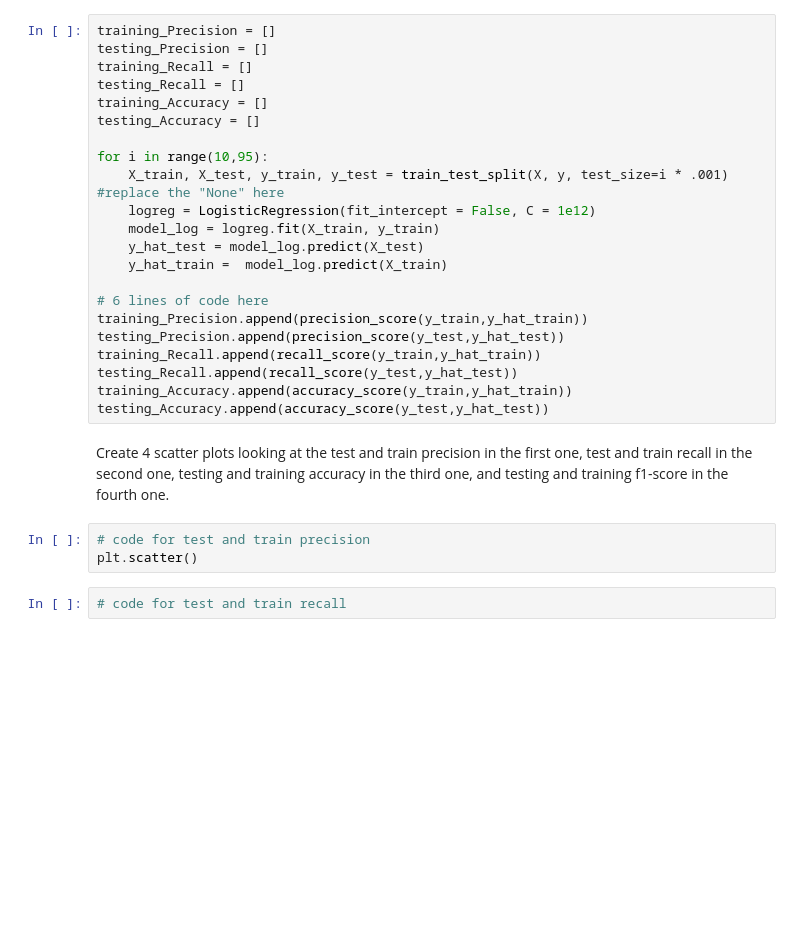
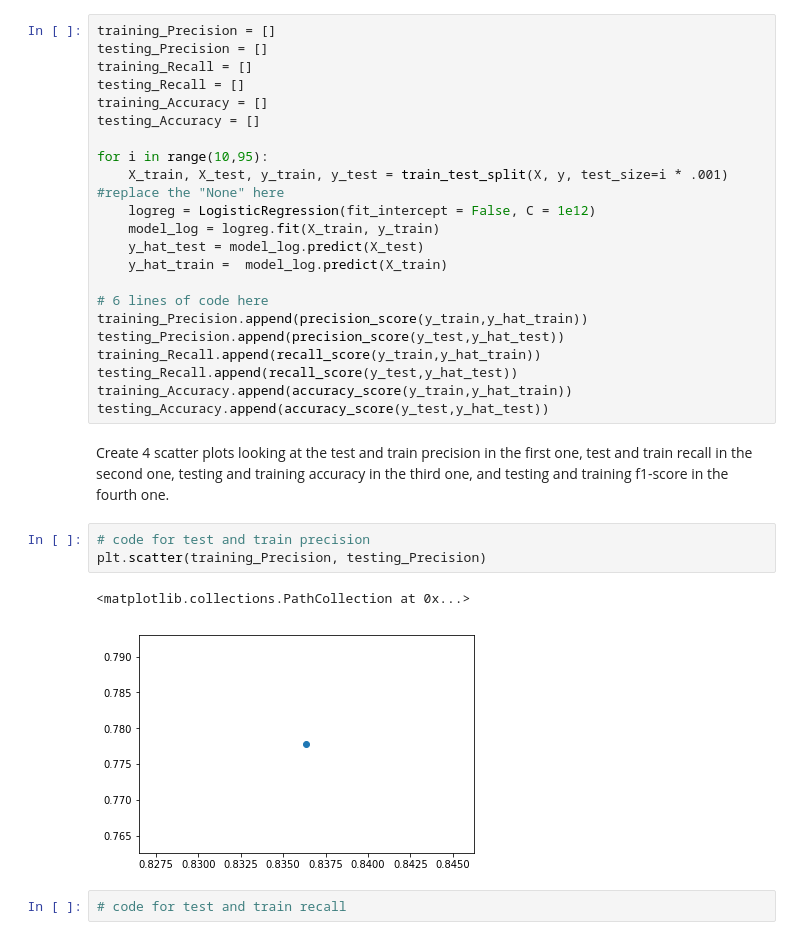
Before and after one commit to ortsed/dsc-evaluating-logistic-regression-models-lab-dc-ds-career-042219, a Jupyter notebook: index.ipynb, the cells around one changed output. Drawn from its saved outputs; the diff is of its cells as text; blank space fills up the shorter version.

```diff
--- a/index.ipynb
+++ b/index.ipynb
@@ -164,7 +164,10 @@ testing_Accuracy.append(accuracy_score(y_test,y_hat_test))
 Create 4 scatter plots looking at the test and train precision in the first one, test and train recall in the second one, testing and training accuracy in the third one, and testing and training f1-score in the fourth one.
 # %%
 # code for test and train precision
-plt.scatter()
+plt.scatter(training_Precision, testing_Precision)
+# %% [output]
+<matplotlib.collections.PathCollection at 0x...>
+[figure, added]
 # %%
 # code for test and train recall
 # %%
```
